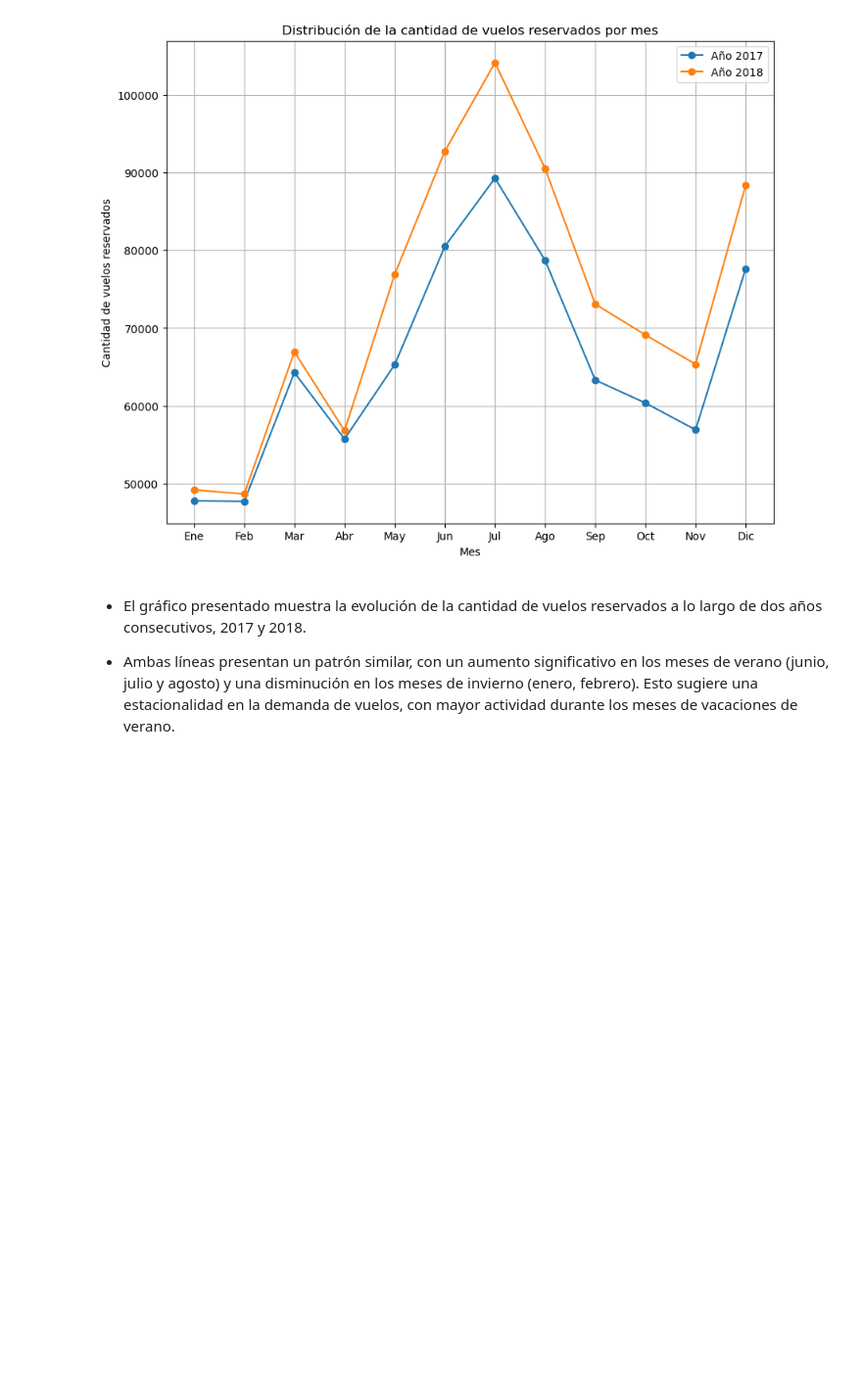
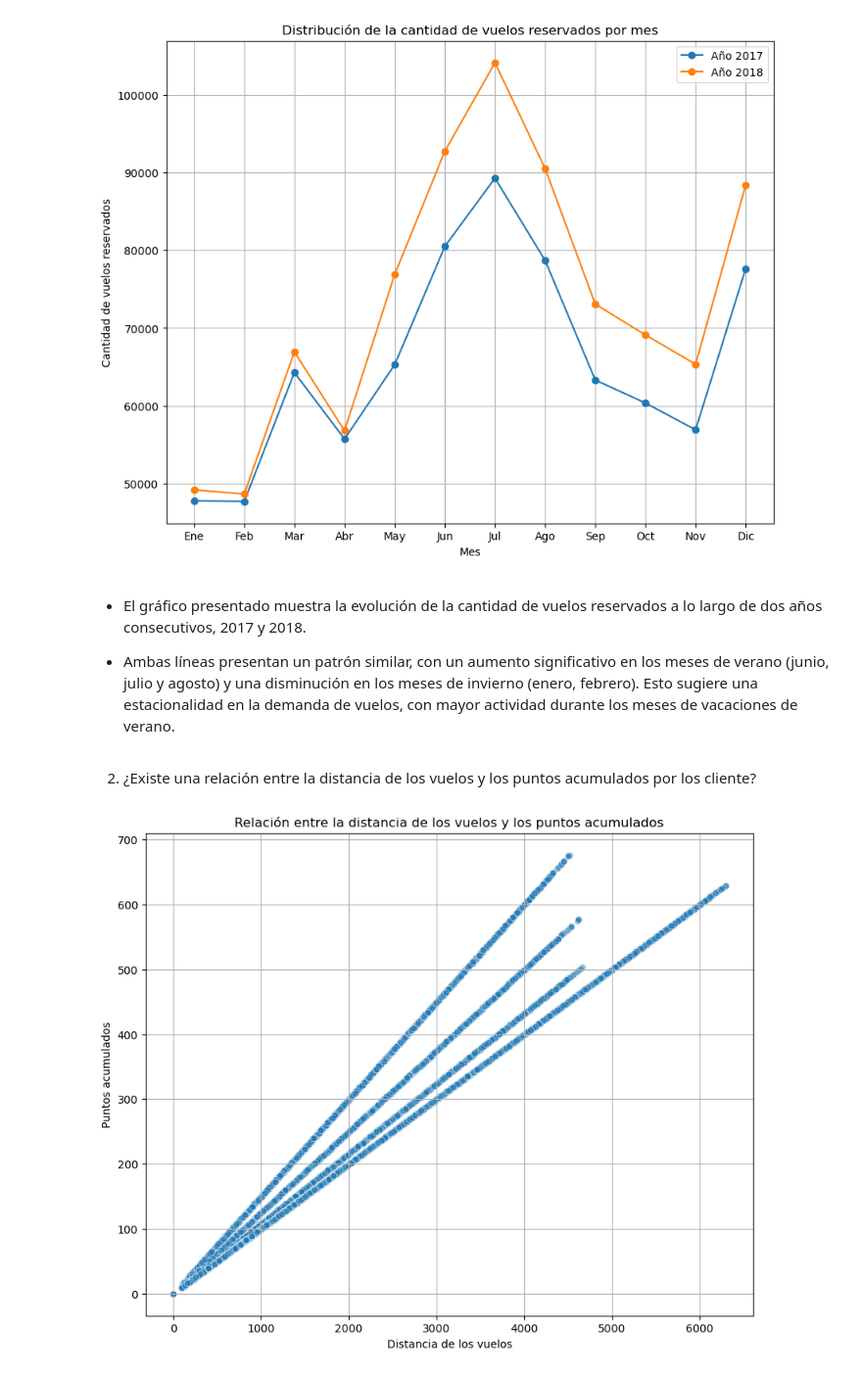
Before and after one commit to Adalab/bda-modulo-3-evaluacion-final-Lolamarba, a Jupyter notebook: FASE_2_Visualización.ipynb, the cells around one changed output. Shown: that part at 98% size. Saved outputs shown, nothing was run; the diff lists cells and outputs as text; code cells hidden in the pictures; blank space fills up the shorter version.

Commit message:
Visualización_Fase_2

```diff
--- a/FASE_2_Visualización.ipynb
+++ b/FASE_2_Visualización.ipynb
@@ -118,3 +118,24 @@ plt.show()
 - El gráfico presentado muestra la evolución de la cantidad de vuelos reservados a lo largo de dos años consecutivos, 2017 y 2018.
 
 - Ambas líneas presentan un patrón similar, con un aumento significativo en los meses de verano (junio, julio y agosto) y una disminución en los meses de invierno (enero, febrero). Esto sugiere una estacionalidad en la demanda de vuelos, con mayor actividad durante los meses de vacaciones de verano.
+# %% [markdown]
+2. ¿Existe una relación entre la distancia de los vuelos y los puntos acumulados por los cliente?
+# %%
+# Configuramos el tamaño de la figura
+plt.figure(figsize=(10, 8))
+
+# Creamos el scatterplot
+sns.scatterplot(x='distancia', y='puntos_acumulados', data=df_flight_activity_sin_duplicados, alpha=0.5)
+
+# Añadimos el título:
+plt.title('Relación entre la distancia de los vuelos y los puntos acumulados')
+
+#Añadimos las etiquetas; "xlabel para nombre del eje x - ylabel para nombre del eje y"
+plt.xlabel('Distancia de los vuelos')
+plt.ylabel('Puntos acumulados')
+
+# Mostramos la gráfica
+plt.grid(True)
+plt.show()
+# %% [output]
+[figure, added]
```
Also changed, not shown: parts of 13 cells of this notebook.
